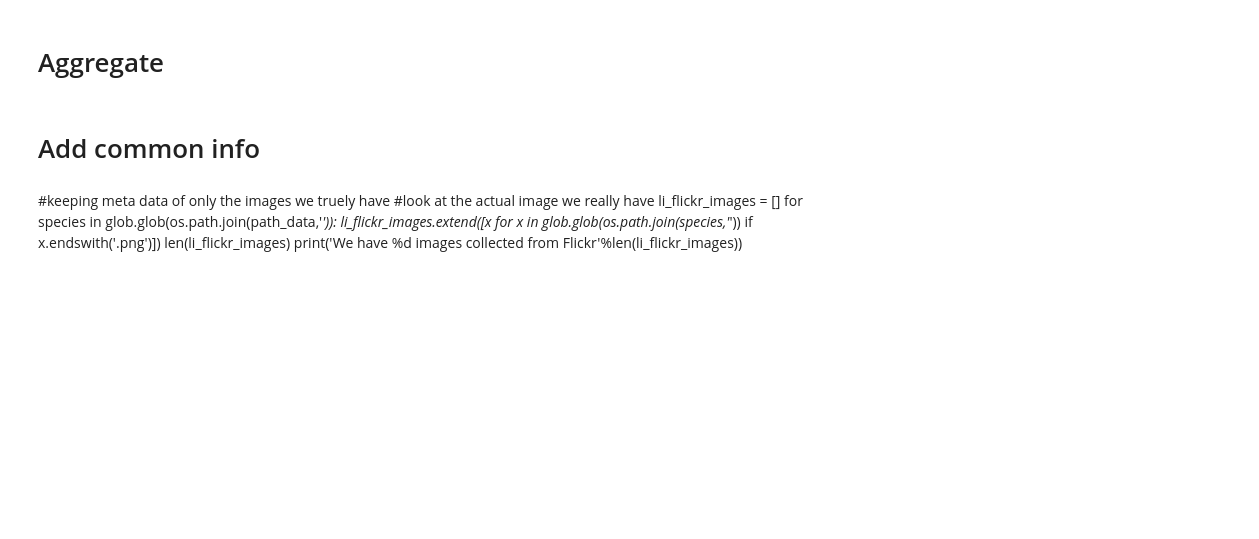
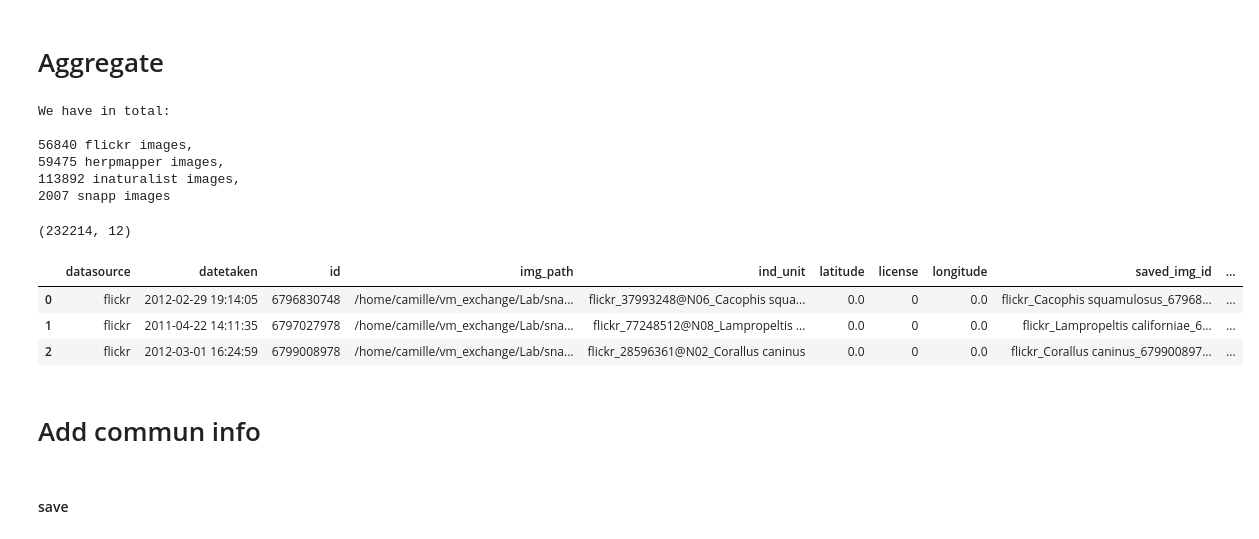
Before and after one commit to cam4ani/snakes, a Jupyter notebook: reunited_all_datasource_for_dl.ipynb, the cells around one changed output. Saved outputs shown, nothing was run; the diff lists cells and outputs as text; code cells hidden in the pictures; blank space fills up the shorter version.

Commit message:
aggregation+plot of all datasource

```diff
--- a/reunited_all_datasource_for_dl.ipynb
+++ b/reunited_all_datasource_for_dl.ipynb
@@ -130,0 +175,13 @@ df_in.head(3)
+# %%
+#add variable
+#note that here the id use aso the ĵpg or png' format as it was done like this by andrew and that the endpoint change
+#snapp missing: datetaken, latitude, longitude,
+df_s['photographer'] = df_s['photographer'].fillna('')
+df_s['ind_unit'] = df_s.apply(lambda x: 'snapp_'+x['photographer']+'_'+x['species'], axis=1)
+df_s['datasource'] = 'snapp'
+df_s = df_s.rename(columns={'filename':'id'})
+df_s['saved_img_id'] = df_s['id'].copy()
+df_s['species_word'] = df_s['species'].copy()
+df_s['img_path'] = df_s.apply(lambda x: os.path.join(path_data,'snapp_images',x['genus'],x['species'],
+                                                     x['saved_img_id']), axis=1)
+df_s = df_s.filter(li_info)
@@ -130,0 +198,4 @@ df_in.head(3)
+# %%
+df_s = df_s[df_s['img_path'].isin(li_snapp_images)]
+print(df_s.shape)
+df_s.head(3)
@@ -131,5 +208,28 @@ df_in.head(3)
 # %% [markdown]
 # Aggregate
+# %%
+x1 = df_flickr.shape[0]
+x2 = df_hm.shape[0]
+x3 = df_in.shape[0]
+x4 = df_s.shape[0]
+print('We have in total: \n \n%d flickr images, \n%d herpmapper images, \n%d inaturalist images, \n%d snapp images'%(x1,x2,x3,x4))
+# %% [output]
+We have in total:
+
+56840 flickr images,
+59475 herpmapper images,
+113892 inaturalist images,
+2007 snapp images
+# %%
+df = pd.concat([df_flickr, df_hm, df_in, df_s], ignore_index=True)
+print(df.shape)
+df.head(3)
+# %% [output]
+(232214, 12)
+|  | datasource | datetaken | id | img_path | ind_unit | latitude | license | longitude | saved_img_id | ... |
+| 0 | flickr | 2012-02-29 19:14:05 | 6796830748 | /home/camille/vm_exchange/Lab/sna... | flickr_37993248@N06_Cacophis squa... | 0.0 | 0 | 0.0 | flickr_Cacophis squamulosus_67968... | ... |
+| 1 | flickr | 2011-04-22 14:11:35 | 6797027978 | /home/camille/vm_exchange/Lab/sna... | flickr_77248512@N08_Lampropeltis ... | 0.0 | 0 | 0.0 | flickr_Lampropeltis californiae_6... | ... |
+| 2 | flickr | 2012-03-01 16:24:59 | 6799008978 | /home/camille/vm_exchange/Lab/sna... | flickr_28596361@N02_Corallus caninus | 0.0 | 0 | 0.0 | flickr_Corallus caninus_679900897... | ... |
 # %% [markdown]
-# Add common info
+# Add commun info
 # %%
@@ -137,8 +237,2 @@ df_in.head(3)
-# %% [markdown]
-#keeping meta data of only the images we truely have
-#look at the actual image we really have
-li_flickr_images = []
-for species in glob.glob(os.path.join(path_data,'*')):
-    li_flickr_images.extend([x for x in glob.glob(os.path.join(species,'*')) if x.endswith('.png')])
-len(li_flickr_images)
-print('We have %d images collected from Flickr'%len(li_flickr_images))
+# %% [markdown]
+#### save
```
Also changed, not shown: parts of 32 cells of this notebook, 2 other files.
